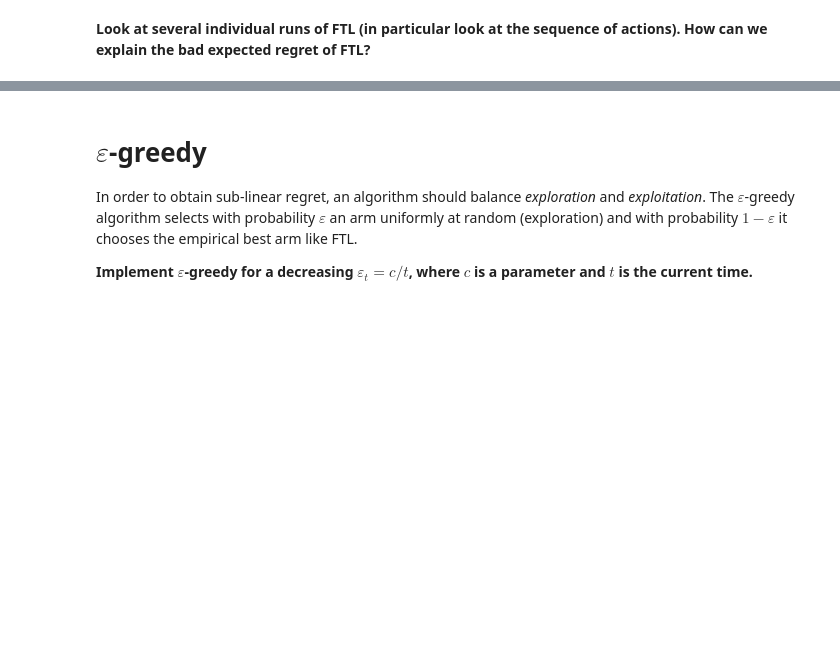
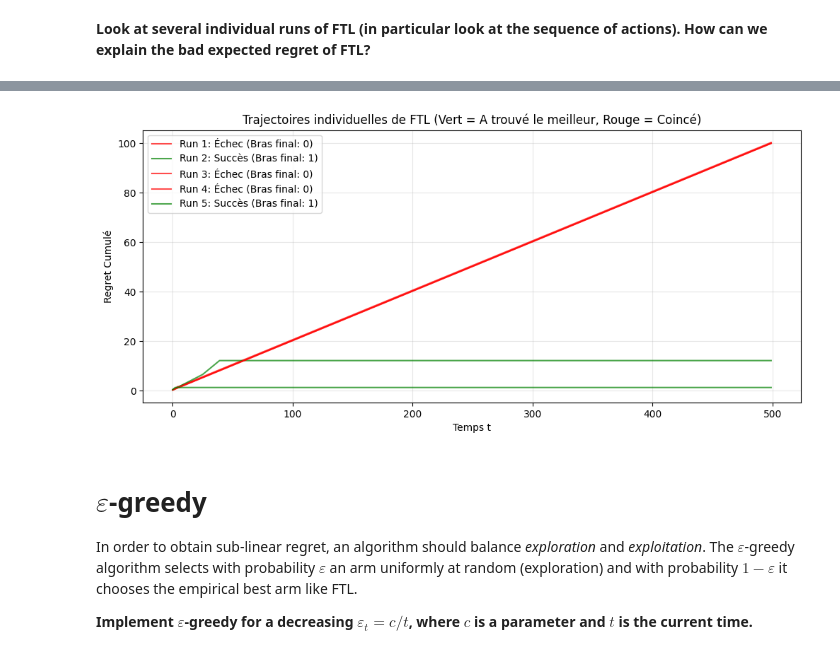
Before and after one commit to milanolivia/apprentissage_seq, a Jupyter notebook: Bandit.ipynb, the cells around one changed output, grey strips where cells are left out. Saved outputs shown, nothing was run; the diff lists cells and outputs as text; code cells hidden in the pictures; blank space fills up the shorter version.

```diff
--- a/Bandit.ipynb
+++ b/Bandit.ipynb
@@ -128,3 +213,58 @@ N = 30
+# %%
+import numpy as np
+import matplotlib.pyplot as plt
+
+
+# Paramètres
+means = [0.3, 0.5, 0.25, 0.1] # Le meilleur est l'indice 1 (0.5)
+best_arm_index = 1
+T = 500 # On réduit un peu T pour la lisibilité
+N_runs_to_show = 5
+
+plt.figure(figsize=(12, 5))
+
+for i in range(N_runs_to_show):
+    bandit = GaussianBandit(means)
+    emp_means = np.zeros(len(means))
+    nb_pulls = np.zeros(len(means))
+    sum_rewards = np.zeros(len(means))
+    actions = []
+
+    # Pour stocker le regret de CE run
+    run_regret = []
+    cumulative_r = 0
+    best_mean = max(means)
+
+    for t in range(T):
+        action = FTL(emp_means, nb_pulls, t)
+        actions.append(action)
+
+        # Reward & Update
+        reward = bandit.sample(action)[0]
+        nb_pulls[action] += 1
+        sum_rewards[action] += reward
+        emp_means[action] = sum_rewards[action] / nb_pulls[action]
+
+        # Calcul regret
+        cumulative_r += (best_mean - means[action])
+        run_regret.append(cumulative_r)
+
+    # Affichage du run
+    # On regarde si à la fin il jouait le bon bras ou non
+    final_arm = actions[-1]
+    status = "Succès" if final_arm == best_arm_index else "Échec"
+    color = "green" if final_arm == best_arm_index else "red"
+
+    plt.plot(run_regret, label=f'Run {i+1}: {status} (Bras final: {final_arm})', color=color, alpha=0.7)
+
+plt.xlabel('Temps t')
+plt.ylabel('Regret Cumulé')
+plt.title('Trajectoires individuelles de FTL (Vert = A trouvé le meilleur, Rouge = Coincé)')
+plt.legend()
+plt.grid(True, alpha=0.3)
+plt.show()
+# %% [output]
+[figure, added]
 # %% [markdown]
 # $\varepsilon$-greedy
 
```
Also changed, not shown: parts of 11 cells of this notebook.
